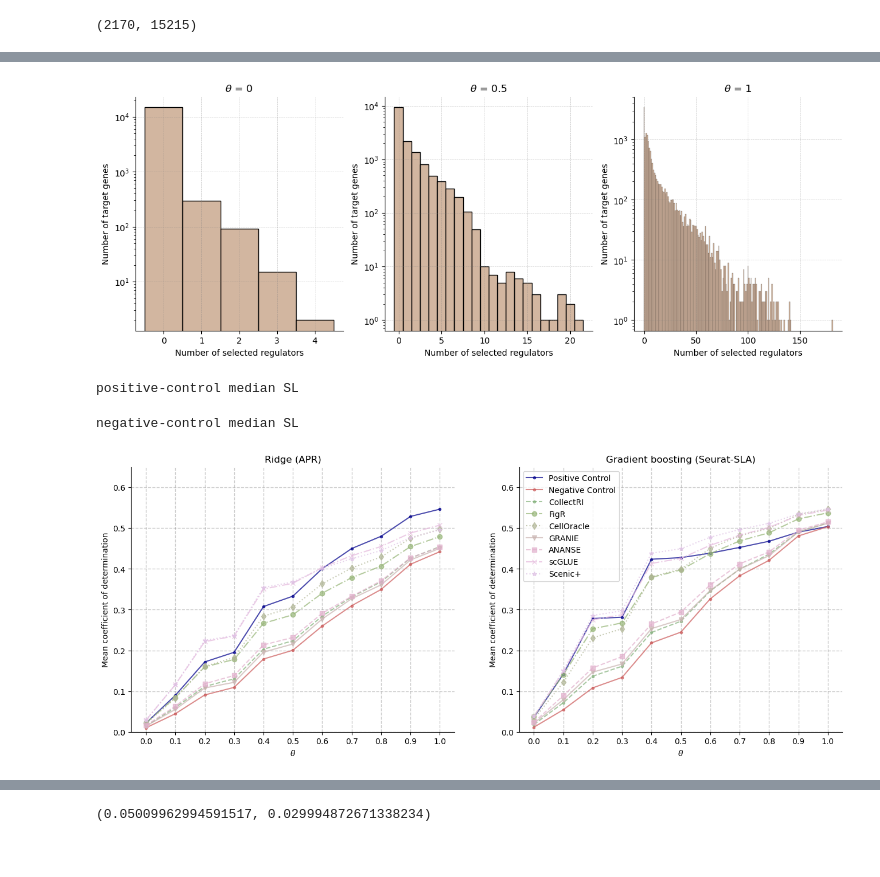
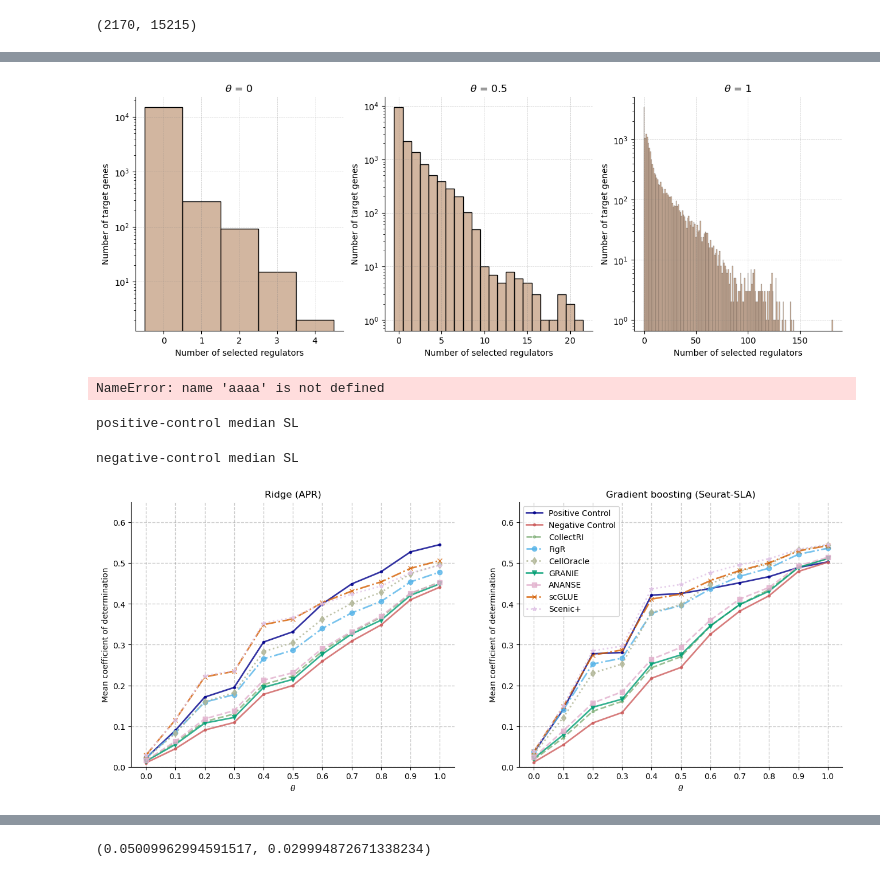
Before and after one commit to janursa/grn_benchmark, a Jupyter notebook: notebooks/second-validation.ipynb, the cells around one changed output, grey strips where cells are left out. Cells and saved outputs as stored; diff of their text form; code cells hidden in the pictures.

```diff
--- a/notebooks/second-validation.ipynb
+++ b/notebooks/second-validation.ipynb
@@ -26,7 +26,7 @@ BASELINE_GRN_DIR = os.path.join('..', 'output', 'benchmark', 'baseline_models')
 RESULTS_DIR = os.path.join('..', 'output', 'benchmark', 'second-validation')
 os.makedirs(RESULTS_DIR, exist_ok=True)
 # %%
-adata_rna = anndata.read_h5ad(os.path.join(DATA_DIR, 'bulk_adata_f.h5ad'))
+adata_rna = anndata.read_h5ad(os.path.join(DATA_DIR, 'bulk_adata_integrated.h5ad'))
 # %%
 adata_rna.layers
 # %% [output]
@@ -46,8 +46,8 @@ gene_names
 array(['A1BG', 'A1BG-AS1', 'A2M', ..., 'ZYG11B', 'ZYX', 'ZZEF1'],
       dtype=object)
 # %%
-norm_t = 'SL'
-X = adata_rna.layers[f'X_norm_{norm_t}']
+norm_t = 'lognorm'
+X = adata_rna.layers[f'{norm_t}']
 X.shape
 # %% [output]
 (2170, 15215)
@@ -153,7 +167,7 @@ ax.set_title(r'$\theta$ = 1')
 plt.savefig('../output/benchmark/figs/theta.png', dpi=300, transparent=True)
 plt.show()
 # %% [output]
-[figure, old version]
+[figure, new version]
 # %%
 def cross_validate_gene(estimator_t: str, X: np.ndarray, groups: np.ndarray, grn: np.ndarray, j: int, n_features: int = 10) -> Dict[str, float]:
 
@@ -230,6 +244,10 @@ def cross_validate(estimator_t: str, gene_names: np.ndarray, X: np.ndarray, grou
         'gene_names': list(gene_names),
         'scores': results
     }
+# %%
+aaaa
+# %% [output]
+NameError: name 'aaaa' is not defined
 # %%
 estimator_t = 'svm'
 override = False
@@ -269,19 +287,18 @@ surrogate_names = {
 COLORS = {
     'Random': '#74ab8c',
     'CollectRI': '#83b17b',
-    'FigR': '#96b577',
+    'FigR': '#56B4E9',
     'CellOracle': '#b0b595',
-    'GRANIE': '#c9b4b1',
+    'GRANIE': '#009E73',
     'ANANSE': '#e2b1cd',
-    'scGLUE': '#e5b8dc',
+    'scGLUE': '#D55E00',
     'Scenic+': '#dfc2e5',
-    'HKG': '#e7d2ec',
+    'HKGs': 'darkblue',
     'Positive': 'darkblue',
     'Negative': 'indianred',
     'Positive Control': 'darkblue',
     'Negative Control': 'indianred'
 }
-
 LINESTYLES = {
     'Random': '-',
     'CollectRI': '--',
@@ -324,35 +341,35 @@ for k, (norm2_t, estimator_t) in enumerate(zip(['pearson', 'seurat_lognorm'], ['
         for reduction_t in ['min', '10', '20', '30', '40', 'median', '60', '70', '80', '90', 'max']:
             with open(os.path.join(RESULTS_DIR, norm2_t, estimator_t, reduction_t, f'{method}.results.json'), 'r') as f:
                 results = json.load(f)
 
             r2 = []
             for i in range(len(results['scores'])):
                 if n_features[i] != 0:
                     r2.append(results['scores'][i]['r2'])
 
             series.append(float(np.mean(r2)))
 
         ax.plot(
             xs, series, label=surrogate_names[method], color=COLORS[surrogate_names[method]],
-            linestyle=LINESTYLES[surrogate_names[method]], marker=MARKERS[surrogate_names[method]], alpha=0.7
+            linestyle=LINESTYLES[surrogate_names[method]], marker=MARKERS[surrogate_names[method]], alpha=.8, linewidth=2,
         )
 
     ax.set_xticks(xs)
 
     if k == 0:
         ax.set_title('Ridge (APR)')
     elif k == 1:
         ax.set_title('Gradient boosting (Seurat-SLA)')
         ax.legend()
     for side in ['right', 'top']:
         ax.spines[side].set_visible(False)
     ax.set_xlabel(r'$\theta$')
     ax.set_ylabel('Mean coefficient of determination')
     ax.set_ylim([0, 0.65])
 plt.savefig('../output/benchmark/figs/second-validation-performance-theta.png', dpi=300, transparent=True)
 plt.show()
 # %% [output]
-[figure, old version]
+[figure, new version]
 # %%
 reduction_t = 'median'
 estimator_t = 'gbm'
```
Also changed, not shown: parts of 7 cells of this notebook, 5 other files.
